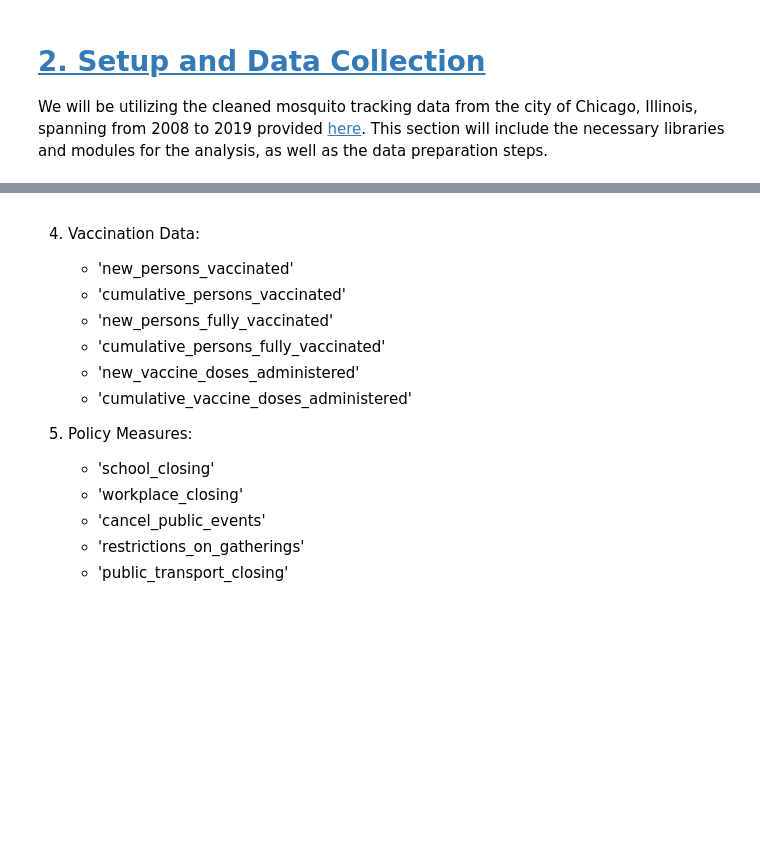
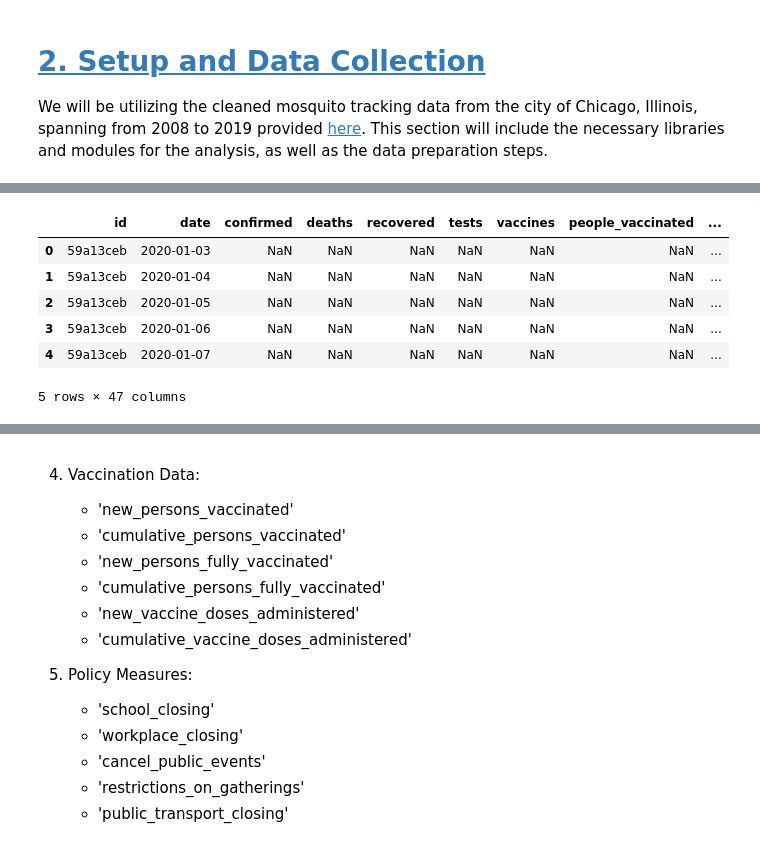
Before and after one commit to scelarek/CovidCast, a Jupyter notebook: Capstone/Jupyter Template.ipynb, the cells around one changed output, grey strips where cells are left out. Drawn from its saved outputs; the diff is of its cells as text; code cells hidden in the pictures; blank space fills up the shorter version.

```diff
--- a/Capstone/Jupyter Template.ipynb
+++ b/Capstone/Jupyter Template.ipynb
@@ -36,23 +90,27 @@ plt.rcParams['figure.figsize'] = (8.0, 6.0) #setting figure size
 # %%
-folder_holder = "C://Users/Samsickle/Documents/BrainStation_Capstone/Data/"
-# C:\Users\Samsickle\Documents\BrainStation_Capstone\Data
+# folder_holder = "C://Users/Samsickle/Documents/BrainStation_Capstone/Data/"
 
-# # time series data
-epid_df = pd.read_csv(f'{folder_holder}epidemiology.csv') # 1
-hospitalizations_df = pd.read_csv(f'{folder_holder}hospitalizations.csv') # 2
-vac_df = pd.read_csv(f'{folder_holder}vaccinations.csv') # 3
-mobility_df = pd.read_csv(f'{folder_holder}mobility.csv') # 4
-gov_response_df = pd.read_csv(f'{folder_holder}oxford-government-response.csv') # 5
-weather_df = pd.read_csv(f'{folder_holder}weather.csv') # 6
+# # # time series data
+# epid_df = pd.read_csv(f'{folder_holder}epidemiology.csv') # 1
+# hospitalizations_df = pd.read_csv(f'{folder_holder}hospitalizations.csv') # 2
+# vac_df = pd.read_csv(f'{folder_holder}vaccinations.csv') # 3
+# mobility_df = pd.read_csv(f'{folder_holder}mobility.csv') # 4
+# gov_response_df = pd.read_csv(f'{folder_holder}oxford-government-response.csv') # 5
+# weather_df = pd.read_csv(f'{folder_holder}weather.csv') # 6
 
-timeland_df = [epid_df, hospitalizations_df, mobility_df, vac_df, gov_response_df, weather_df]
+# timeland_df = [epid_df, hospitalizations_df, mobility_df, vac_df, gov_response_df, weather_df]
 
-# # location dfs
-geography_df = pd.read_csv(f'{folder_holder}geography.csv') #1
-health_df = pd.read_csv(f'{folder_holder}health.csv') #2
-demographics_df = pd.read_csv(f'{folder_holder}demographics.csv') #3
-economics_df = pd.read_csv(f'{folder_holder}economy.csv') #4
-locationland_df = [geography_df, health_df, demographics_df, economics_df]
+SIR_df = pd.read_csv(f'{folder_holder}US Data.csv') # 2
+# %%
+SIR_df.head()
+# %% [output]
+|  | id | date | confirmed | deaths | recovered | tests | vaccines | people_vaccinated | ... |
+| 0 | 59a13ceb | 2020-01-03 | NaN | NaN | NaN | NaN | NaN | NaN | ... |
+| 1 | 59a13ceb | 2020-01-04 | NaN | NaN | NaN | NaN | NaN | NaN | ... |
+| 2 | 59a13ceb | 2020-01-05 | NaN | NaN | NaN | NaN | NaN | NaN | ... |
+| 3 | 59a13ceb | 2020-01-06 | NaN | NaN | NaN | NaN | NaN | NaN | ... |
+| 4 | 59a13ceb | 2020-01-07 | NaN | NaN | NaN | NaN | NaN | NaN | ... |
+5 rows × 47 columns
 # %%
 """
 Cell generated by Data Wrangler.
```
Also changed, not shown: parts of 12 cells of this notebook, 2 other files.
